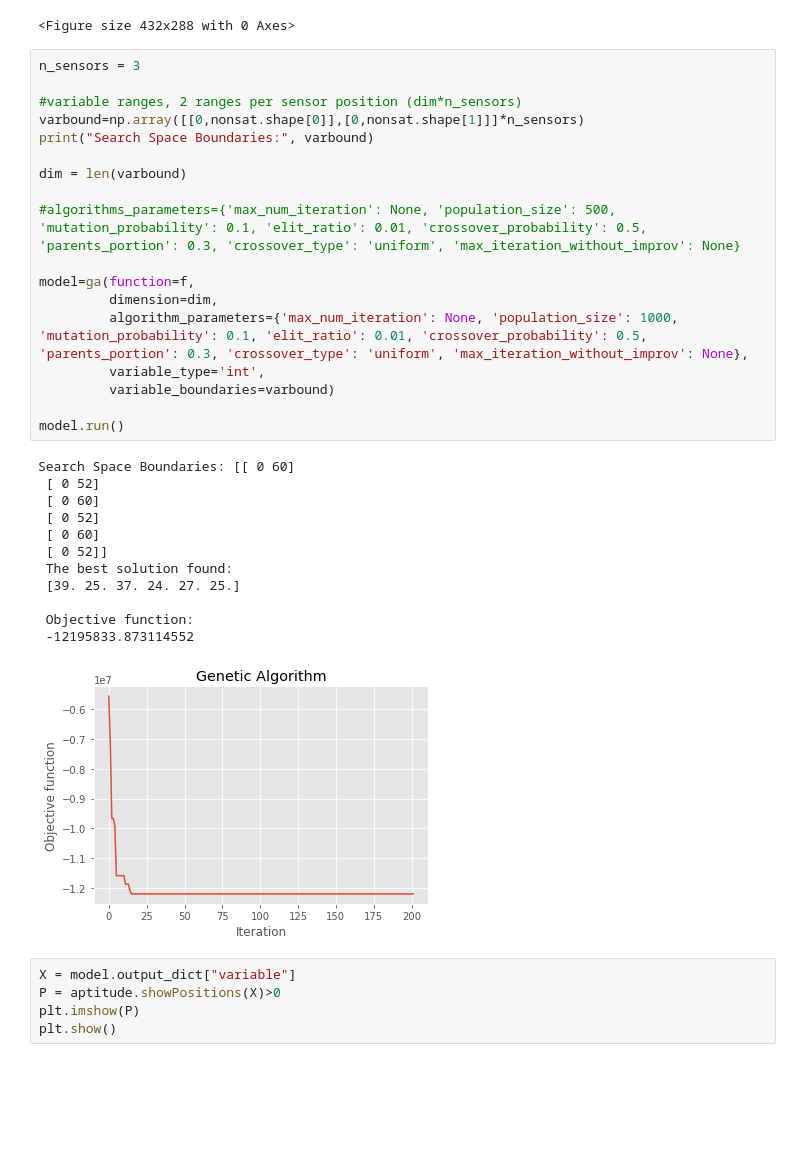
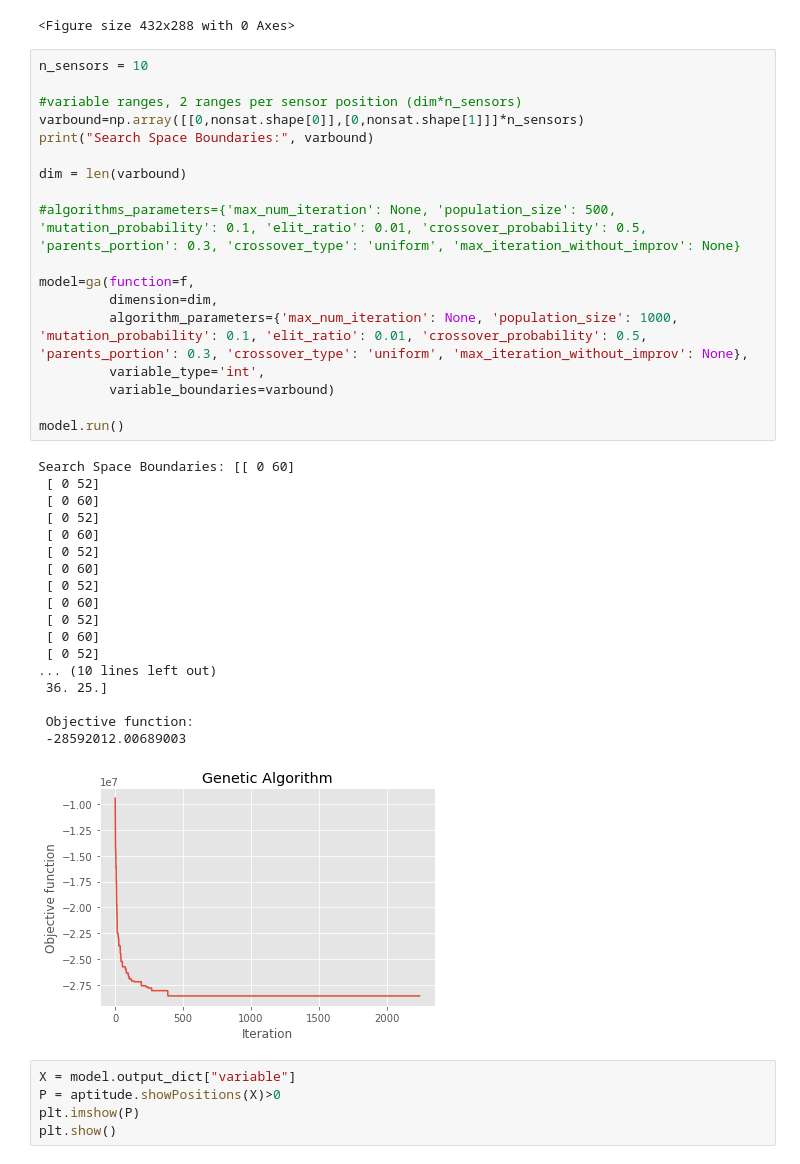
Before and after one commit to rdglpz/optimal_light_sensor_location, a Jupyter notebook: main_example.ipynb, the cells around one changed output. Cells and saved outputs as stored; diff of their text form; blank space fills up the shorter version.

```diff
--- a/main_example.ipynb
+++ b/main_example.ipynb
@@ -85,36 +85,42 @@ plt.savefig('destination_path.eps', format='eps')
 # %% [output]
 <Figure size 432x288 with 0 Axes>
 # %%
-n_sensors = 3
+n_sensors = 10
 
 #variable ranges, 2 ranges per sensor position (dim*n_sensors)
 varbound=np.array([[0,nonsat.shape[0]],[0,nonsat.shape[1]]]*n_sensors)
 print("Search Space Boundaries:", varbound)
 
 dim = len(varbound)
 
 #algorithms_parameters={'max_num_iteration': None, 'population_size': 500, 'mutation_probability': 0.1, 'elit_ratio': 0.01, 'crossover_probability': 0.5, 'parents_portion': 0.3, 'crossover_type': 'uniform', 'max_iteration_without_improv': None}
 
 model=ga(function=f,
          dimension=dim,
          algorithm_parameters={'max_num_iteration': None, 'population_size': 1000, 'mutation_probability': 0.1, 'elit_ratio': 0.01, 'crossover_probability': 0.5, 'parents_portion': 0.3, 'crossover_type': 'uniform', 'max_iteration_without_improv': None},
          variable_type='int',
          variable_boundaries=varbound)
 
 model.run()
 # %% [output]
 Search Space Boundaries: [[ 0 60]
  [ 0 52]
  [ 0 60]
  [ 0 52]
  [ 0 60]
- [ 0 52]]
- The best solution found:
- [39. 25. 37. 24. 27. 25.]
+ [ 0 52]
+ [ 0 60]
+ [ 0 52]
+ [ 0 60]
+ [ 0 52]
+ [ 0 60]
+ [ 0 52]
+... (10 lines left out)
+ 36. 25.]
 
  Objective function:
- -12195833.873114552
+ -28592012.00689003
-[figure, old version]
+[figure, new version]
 # %%
 X = model.output_dict["variable"]
 P = aptitude.showPositions(X)>0
```
Also changed, not shown: parts of 4 cells of this notebook, 12 other files.
